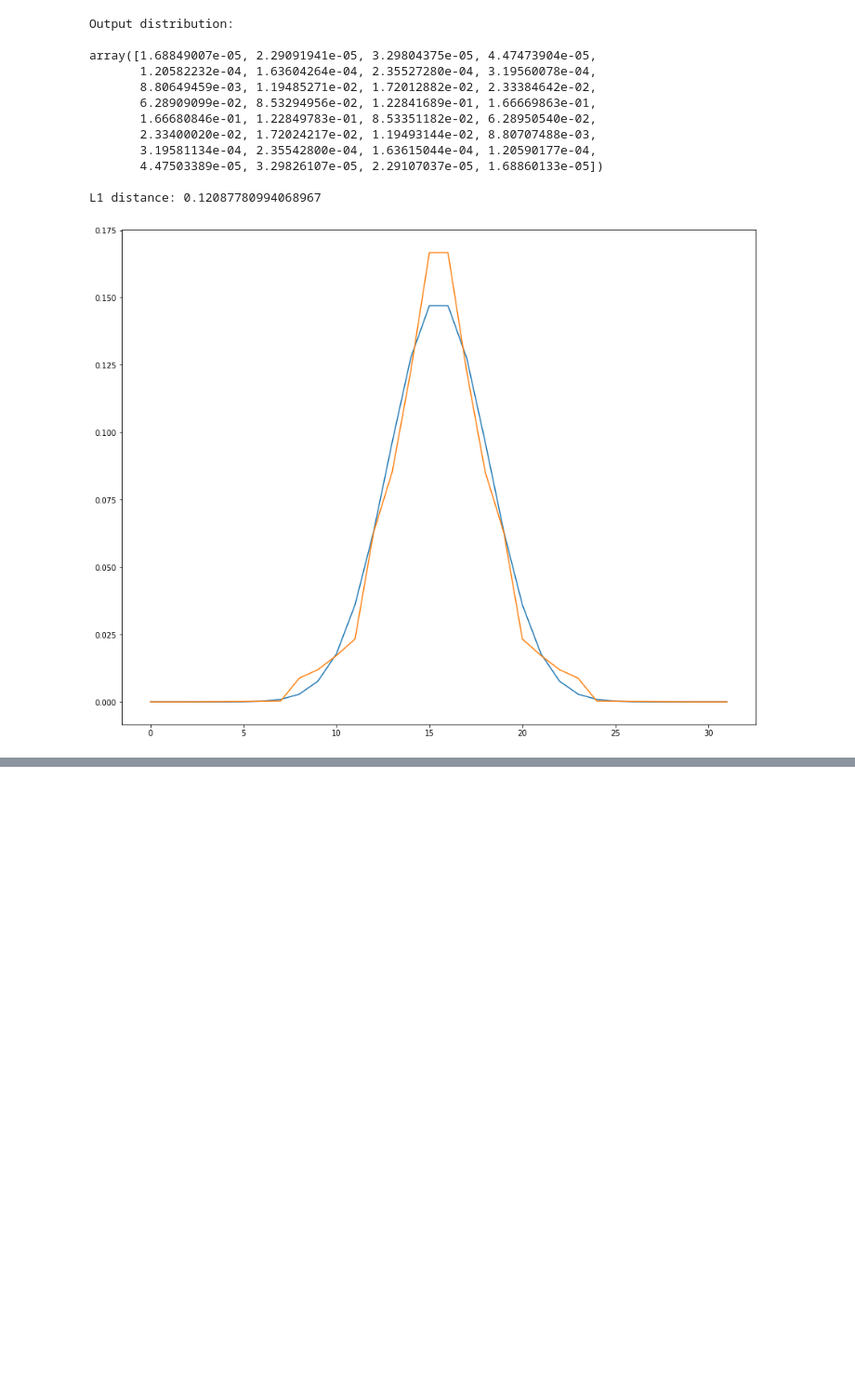
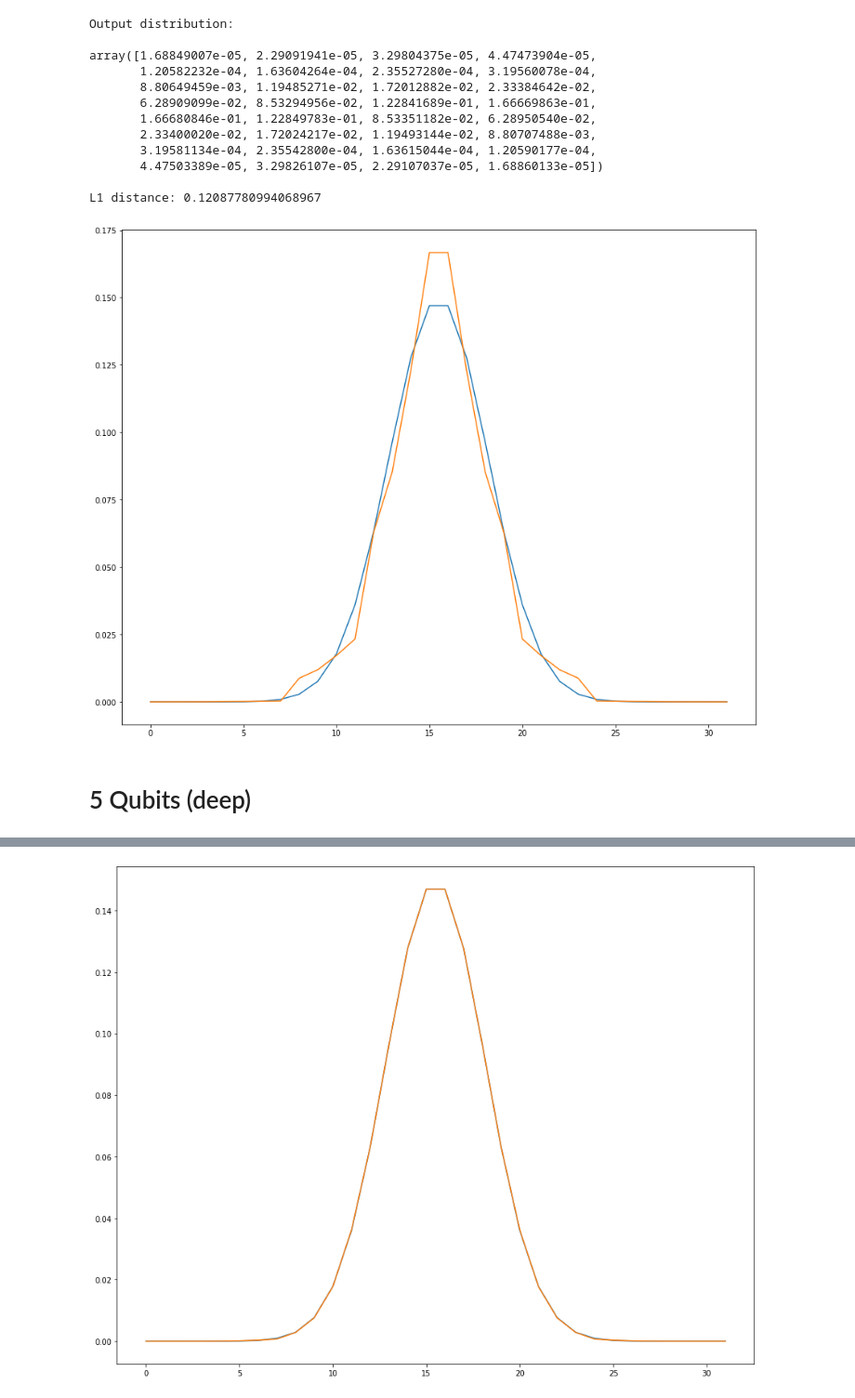
Before and after one commit to perak/gaussian-wavefunction, a Jupyter notebook: gaussian_wavefunction.ipynb, the cells around one changed output, grey strips where cells are left out. Shown at 93% size. Saved outputs shown, nothing was run; the diff lists cells and outputs as text; code cells hidden in the pictures; blank space fills up the shorter version.

Commit message:
Added 5Q Deep and 8Q shallow

```diff
--- a/gaussian_wavefunction.ipynb
+++ b/gaussian_wavefunction.ipynb
@@ -403,3 +403,77 @@ array([1.68849007e-05, 2.29091941e-05, 3.29804375e-05, 4.47473904e-05,
 
 L1 distance: 0.12087780994068967
 [figure]
+# %% [markdown]
+# 5 Qubits (deep)
+# %%
+#
+# 5 Qubits
+#
+
+num_qubits = 5
+
+# Make wavefunction
+
+input_vector = gauss_vector(num_qubits)
+input_dist = np.power(np.abs(input_vector), 2)
+
+# This circuit is returned by generator (external tool)
+
+qc = QuantumCircuit()
+q = QuantumRegister(num_qubits, 'q')
+qc.add_register(q)
+
+qc.ry(1.89625096321106, q[0])
+qc.ry(-1.369540691375732, q[1])
+qc.ry(-1.712572336196899, q[2])
+qc.ry(1.570811867713928, q[3])
+qc.ry(1.705399751663208, q[4])
+qc.cx(q[1], q[0])
+qc.ry(2.266909122467041, q[0])
+qc.cx(q[2], q[0])
+qc.cx(q[1], q[0])
+qc.ry(-1.663665056228638, q[0])
+qc.ry(-1.021165132522583, q[1])
+qc.cx(q[1], q[0])
+qc.ry(-1.500409245491028, q[0])
+qc.ry(1.895311117172241, q[1])
+qc.cx(q[1], q[0])
+qc.cx(q[1], q[2])
+qc.cx(q[1], q[3])
+qc.cx(q[2], q[4])
+qc.cx(q[3], q[0])
+qc.ry(1.431924939155579, q[4])
+qc.cx(q[3], q[2])
+qc.cx(q[4], q[0])
+qc.cx(q[3], q[4])
+qc.cx(q[4], q[1])
+
+
+job = execute(qc, backend=backend)
+job_result = job.result()
+
+output_vector = job_result.get_statevector(qc)
+output_dist = np.abs(output_vector)**2
+
+
+print("\nInput wavefunction:\n")
+print(wf_to_str(input_vector))
+
+print("\nInput distribution:\n")
+print(repr(input_dist))
+
+print("\nReturned circuit:\n")
+print(qc.qasm())
+
+display(qc.draw())
+
+print("\nOutput distribution:\n")
+print(repr(output_dist))
+
+print("\nL1 distance:", np.sum(np.abs(input_dist-output_dist)))
+
+plt.figure(figsize=(15, 12))
+plt.plot(range(len(input_dist)), input_dist)
+plt.plot(range(len(output_dist)), output_dist)
+plt.show()
+# %% [output]
@@ -405,0 +526 @@ L1 distance: 0.12087780994068967
+[figure, added]
```
Also changed, not shown: parts of 5 cells of this notebook.
